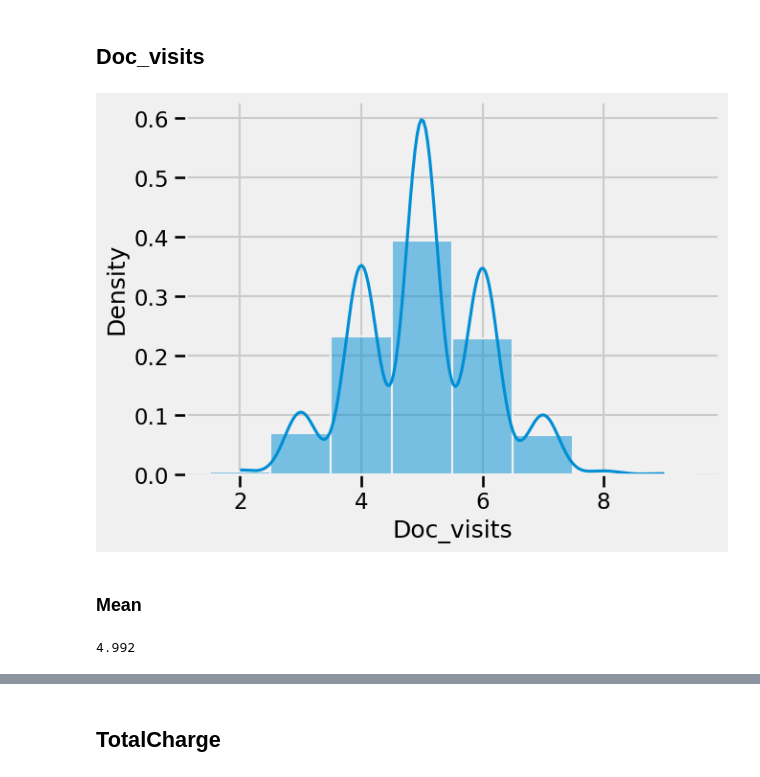
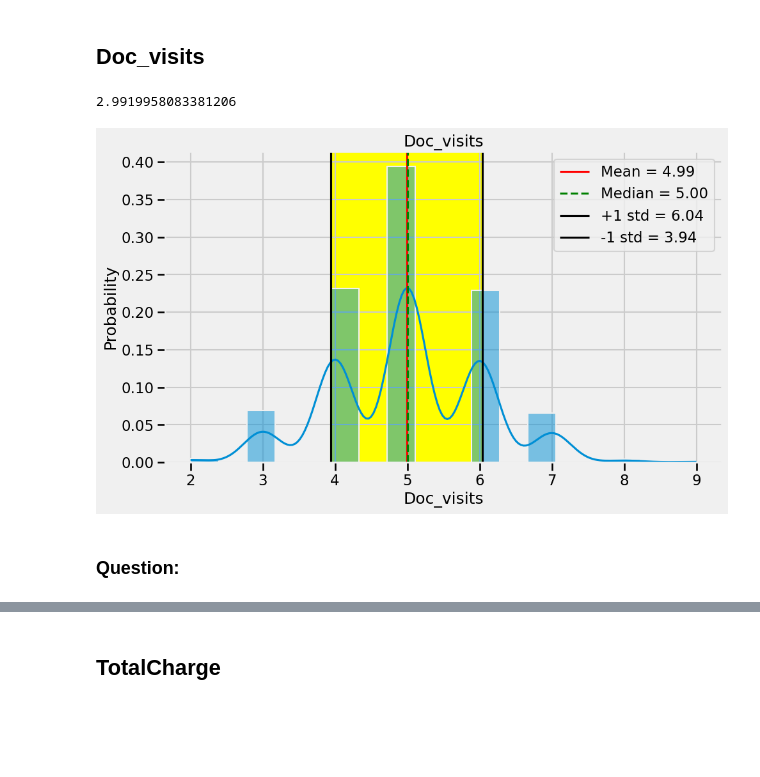
Before and after one commit to ob3dd/Describing-Distributions, a Jupyter notebook: Describing Distributions.ipynb, the cells around one changed output, grey strips where cells are left out. Drawn from its saved outputs; the diff is of its cells as text; code cells hidden in the pictures; blank space fills up the shorter version.

```diff
--- a/Describing Distributions.ipynb
+++ b/Describing Distributions.ipynb
@@ -118,15 +60,27 @@ kurt = stats.kurtosis(df['VitD_levels'], fisher = False)
 # %% [markdown]
 ## Doc_visits
-# %%
-# plotting the KDE diagram
-sns.histplot(data=df, x='Doc_visits', discrete=True, stat='density', kde = True);
-# %% [output]
-[figure, removed]
+# %%
+#Create annotated histogram
+col = 'Doc_visits'
+feature = df[col]
+mean = feature.mean()
+median = feature.median()
+std = feature.std()
+plus_one_std = mean + std
+minus_one_std = mean - std
+fig,ax = plt.subplots(figsize=(10,6))
+sns.histplot(feature ,ax=ax,stat='probability', kde=True)
+ax.axvline(mean, color = 'red',label=f'Mean = {mean:,.2f}')
+ax.axvline(median, ls='--', color = 'green', label = f'Median = {median:,.2f}')
+ax.axvline(plus_one_std, color = 'black',label=f'+1 std = {plus_one_std:,.2f}')
+ax.axvline(minus_one_std, color = 'black', label = f'-1 std = {minus_one_std:,.2f}')
+ax.axvspan(plus_one_std, minus_one_std, color = 'yellow', zorder = 0)
+ax.set_title(f'{col}')
+ax.legend();
+kurtosis = stats.kurtosis(df[col], fisher = False)
+print(kurtosis)
+# %% [output]
+2.9919958083381206
+[figure, added]
 # %% [markdown]
-### Mean
+   ### Question:
-# %%
-# Find the mean
-mean = df['Doc_visits'].mean()
-mean
-# %% [output]
-4.992
```
Also changed, not shown: parts of 48 cells of this notebook.
